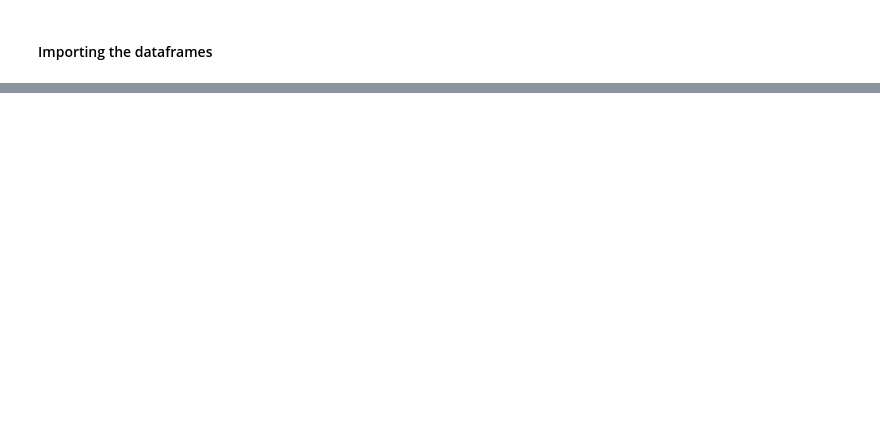
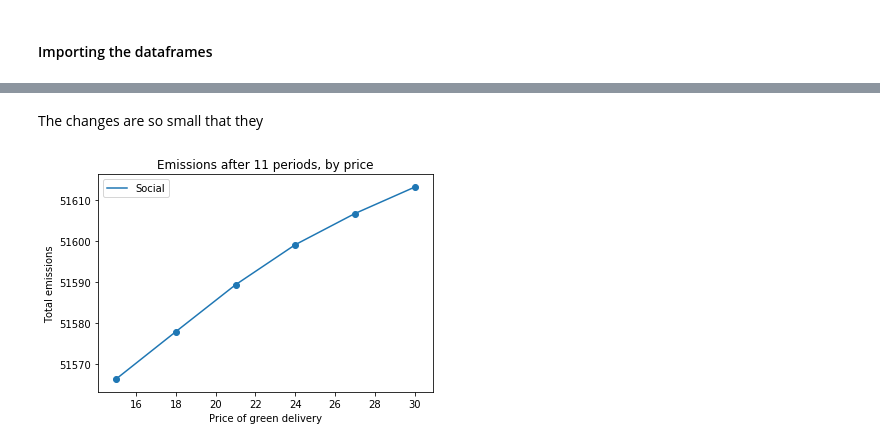
Before and after one commit to EyreC/EnvEcon, a Jupyter notebook: Visualisations/2.0-visualisations.ipynb, the cells around one changed output, grey strips where cells are left out. Saved outputs shown, nothing was run; the diff lists cells and outputs as text; code cells hidden in the pictures; blank space fills up the shorter version.

```diff
--- a/Visualisations/2.0-visualisations.ipynb
+++ b/Visualisations/2.0-visualisations.ipynb
@@ -114,0 +38,6 @@ emissions_plotter([df_bm, df_sc],['Benchmark','Social'])
+# %% [markdown]
+The changes are so small that they
+# %%
+emissions_by_green_delivery_price_plotter([df_sc], ['Social'])
+# %% [output]
+[figure, added]
```
Also changed, not shown: parts of 20 cells of this notebook, 10 other files.
